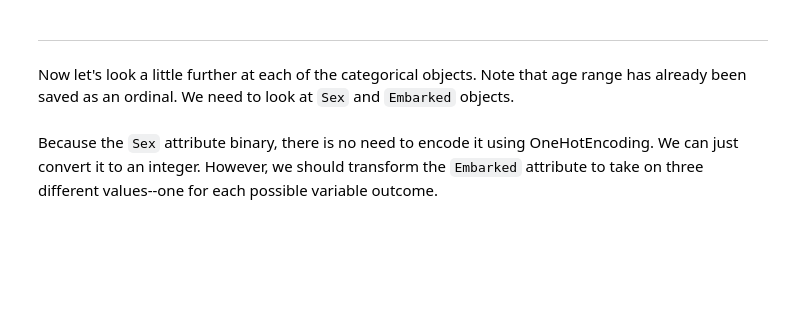
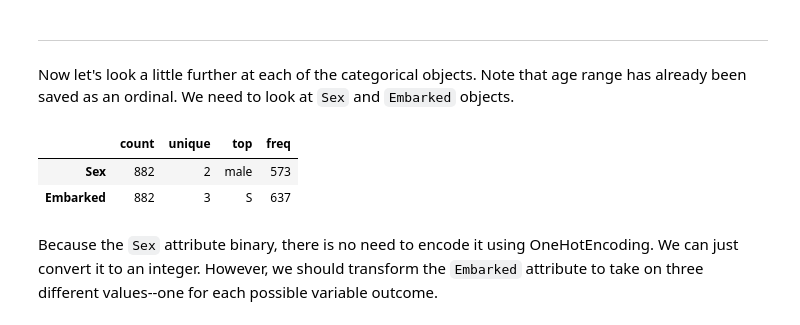
Before and after one commit to zharris1/mini_lab, a Jupyter notebook: Mini Lab.ipynb, the cells around one changed output. Saved outputs shown, nothing was run; the diff lists cells and outputs as text; code cells hidden in the pictures; blank space fills up the shorter version.

```diff
--- a/Mini Lab.ipynb
+++ b/Mini Lab.ipynb
@@ -18,0 +12,34 @@ df = pd.read_csv('data/owid-covid-data_modified.csv') # read in the csv file
+# %%
+from __future__ import print_function
+
+import pandas as pd
+import numpy as np
+
+df = pd.read_csv('data/titanic.csv') # read in the csv file
+
+# 1. Remove attributes that just arent useful for us
+del df['PassengerId']
+del df['Name']
+del df['Cabin']
+del df['Ticket']
+
+# 2. Impute some missing values, grouped by their Pclass and SibSp numbers
+df_grouped = df.groupby(by=['Pclass','SibSp'])
+
+# # now use this grouping to fill the data set in each group, then transform back
+# fill in the numeric values
+df_imputed = df_grouped.transform(lambda grp: grp.fillna(grp.median()))
+# fill in the categorical values
+df_imputed[['Sex','Embarked']] = df_grouped[['Sex','Embarked']].apply(lambda grp: grp.fillna(grp.mode()))
+# fillin the grouped variables from original data frame
+df_imputed[['Pclass','SibSp']] = df[['Pclass','SibSp']]
+
+# 3. Computed discrete features agains now with the newest values
+df_imputed['age_range'] = pd.cut(df_imputed.Age,[0,16,24,65,1e6],4,labels=[0,1,2,3]) # this creates a new variable
+# 4. drop rows that still had missing values after grouped imputation
+df_imputed.dropna(inplace=True)
+df_imputed.age_range = df_imputed.age_range.astype(np.int)
+# 5. Rearrange the columns
+df_imputed = df_imputed[['Survived','Age','age_range','Sex','Parch','SibSp','Pclass','Fare','Embarked']]
+
+df_imputed.info()
@@ -19,5 +61,13 @@ df = pd.read_csv('data/owid-covid-data_modified.csv') # read in the csv file
 # %% [markdown]
 ________
 Now let's look a little further at each of the categorical objects. Note that age range has already been saved as an ordinal. We need to look at `Sex` and `Embarked` objects.
+# %%
+# NOTE: calling describe when not all the data is categorical will cause the
+# categorical variables to be removed
+df_imputed[['Sex','Embarked']].describe().transpose()
+# %% [output]
+|  | count | unique | top | freq |
+| Sex | 882 | 2 | male | 573 |
+| Embarked | 882 | 3 | S | 637 |
 # %% [markdown]
 Because the `Sex`  attribute binary, there is no need to encode it using OneHotEncoding. We can just convert it to an integer. However, we should transform the `Embarked` attribute to take on three different values--one for each possible variable outcome.
```
Also changed, not shown: parts of 30 cells of this notebook, 2 other files.
